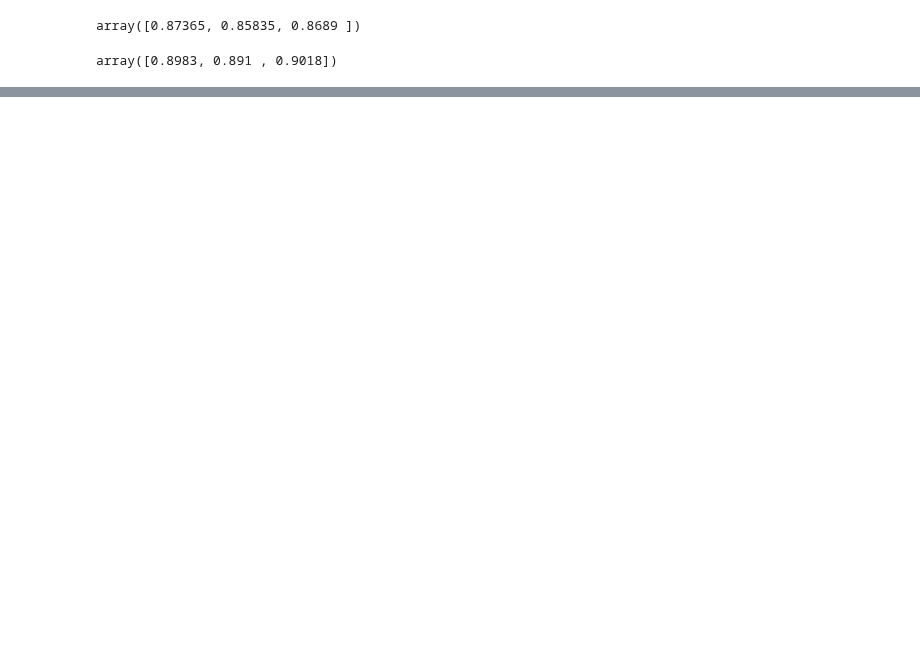
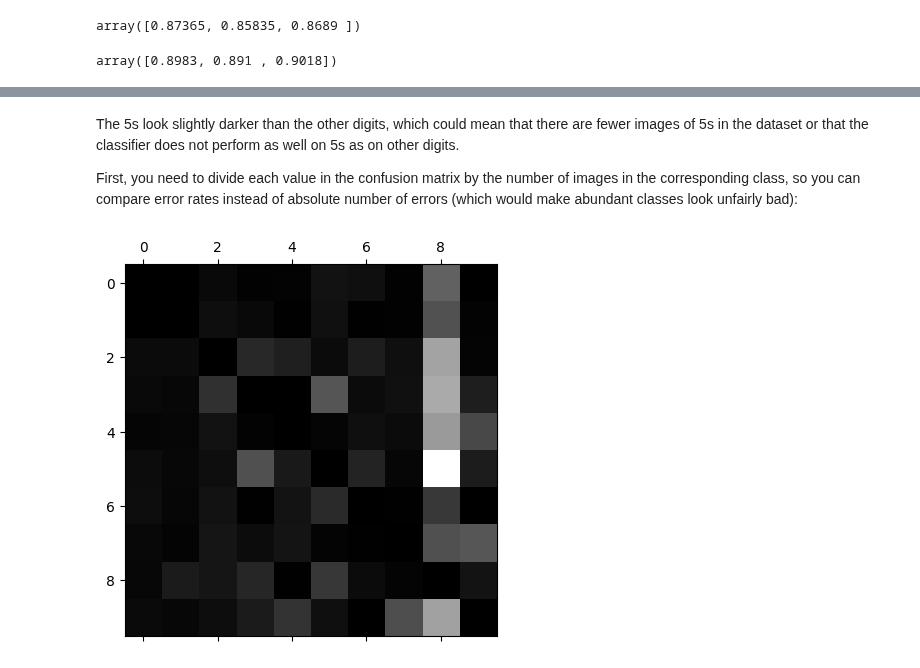
Before and after one commit to JMCoC/ml_engineer_roadmap, a Jupyter notebook: machinLearning/fundamentals/C3_Classification/classification.ipynb, the cells around one changed output, grey strips where cells are left out. Drawn from its saved outputs; the diff is of its cells as text; code cells hidden in the pictures; blank space fills up the shorter version.

Commit message:
Error analysis

```diff
--- a/machinLearning/fundamentals/C3_Classification/classification.ipynb
+++ b/machinLearning/fundamentals/C3_Classification/classification.ipynb
@@ -463,0 +491,12 @@ array([0.8983, 0.891 , 0.9018])
+# %% [markdown]
+The 5s look slightly darker than the other digits, which could mean that there are fewer images of 5s in the dataset or that the classifier does not perform as well on 5s as on other digits.
+
+First, you need to divide each value in the confusion matrix by the number of images in the corresponding class, so you can compare error rates instead of absolute number of errors (which would make abundant classes look unfairly bad):
+# %%
+row_sums = conf_mx.sum(axis=1, keepdims=True)
+norm_conf_mx = conf_mx / row_sums
+np.fill_diagonal(norm_conf_mx, 0)
+plt.matshow(norm_conf_mx, cmap=plt.cm.gray)
+plt.show()
+# %% [output]
+[figure, added]
```
Also changed, not shown: parts of 15 cells of this notebook.
